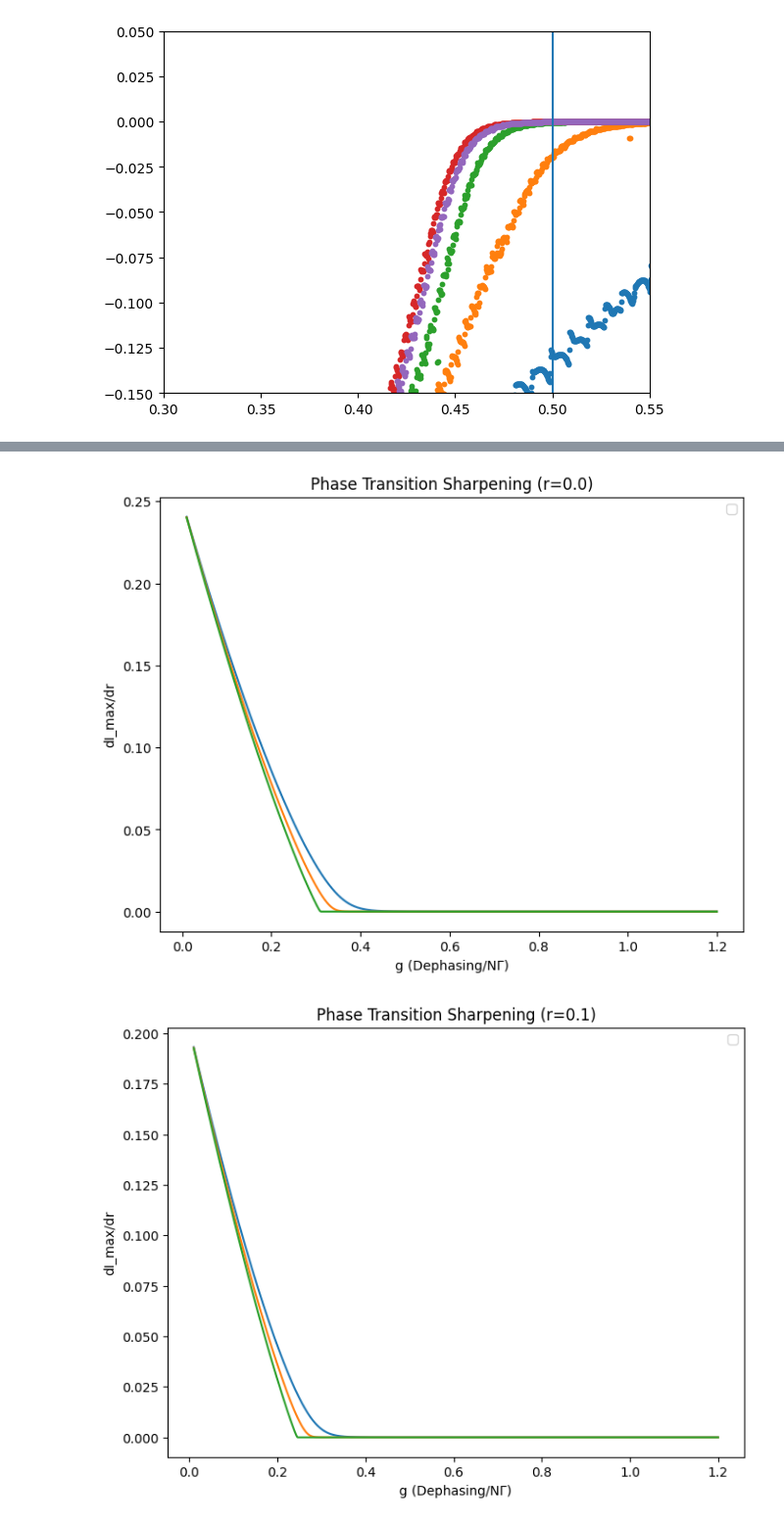
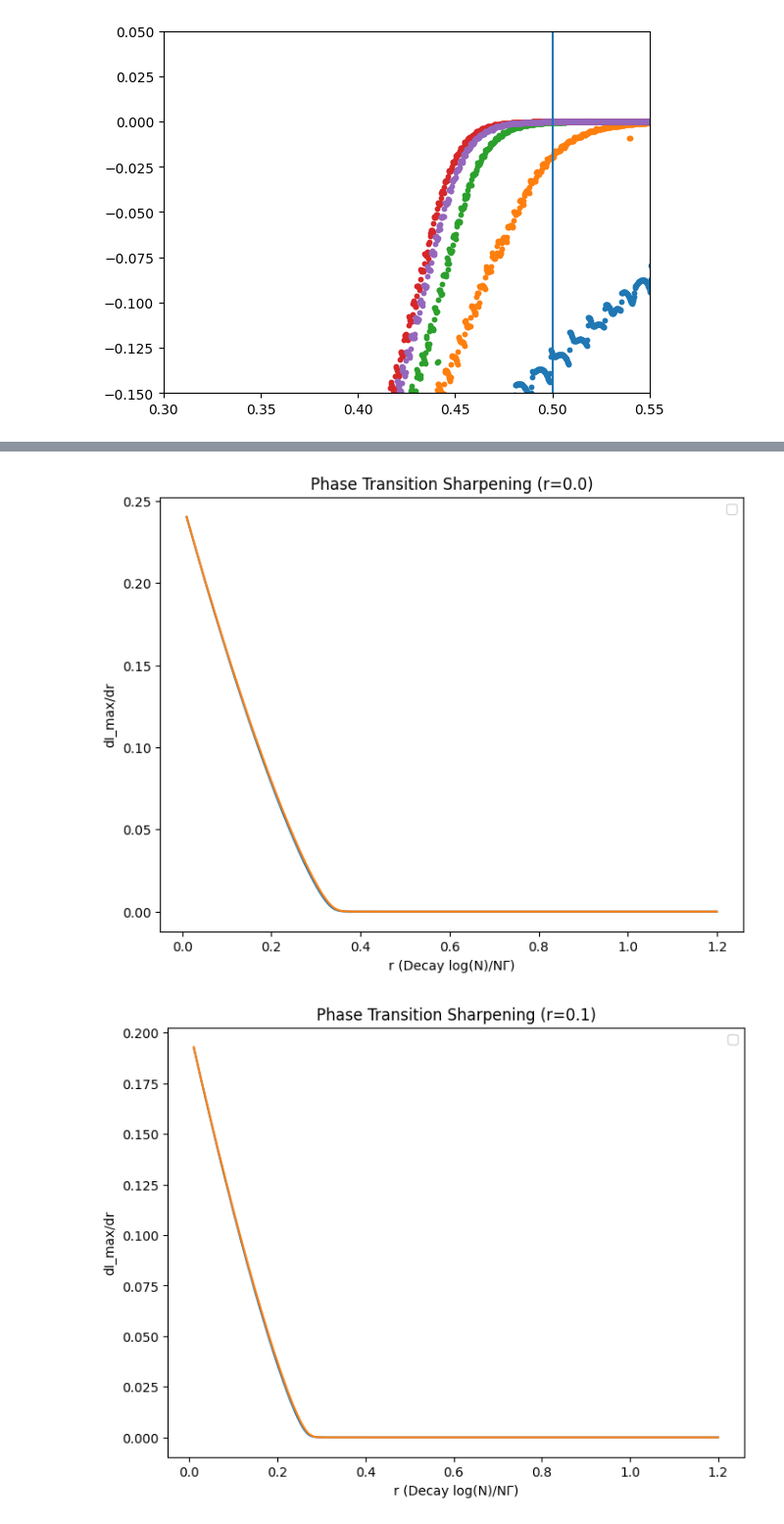
Before and after one commit to Nico0oblr/SuperradianceMolecules, a Jupyter notebook: code/MeanFieldSpontaneousEmission.ipynb, the cells around one changed output, grey strips where cells are left out. Shown at 98% size. Saved outputs shown, nothing was run; the diff lists cells and outputs as text; code cells hidden in the pictures.

```diff
--- a/code/MeanFieldSpontaneousEmission.ipynb
+++ b/code/MeanFieldSpontaneousEmission.ipynb
@@ -590,7 +592,7 @@ end
 # Callback needs to monitor the log-derivative and m-derivative
 cb = TerminateSteadyState(1e-1, 1e-1)
 
-rs = range(0.01, 1.2, 4000)
+rs = range(0.01, 1.2, 200)
 gs = [0.05, 0.1]
 
 for g in gs
@@ -644,12 +646,12 @@ close("all")
 # Callback needs to monitor the log-derivative and m-derivative
 cb = TerminateSteadyState(1e-1, 1e-1)
 
-gs = range(0.01, 1.2, 4000)
+gs = range(0.01, 1.2, 400)
 rs = [0.0, 0.1]
-
+pow = 23
 for r in rs
     figure(figsize=(8,6))
-    for pow in [10, 23, 300]
+    for alpha in [0.0, 0.01]
         N = BigInt(10) ^ pow # Use BigInt for parameter calculation if needed
         # Convert to Float64 for the solver
         N_f = Float64(N)
@@ -661,33 +663,33 @@ for r in rs
             γ = N_f * g / log(N_f)
             p = [Γ, ξ, N_f, γ]
 
             # Initial condition: log(1/N) = -log(N)
-            u0 = [-log(N_f), 0.5]
+            u0 = [(alpha - 1)*log(N_f), 0.5 -  N_f ^ (alpha-1)]
 
             # We use a stiff-aware solver because N=10^23 is naturally stiff
             prob = ODEProblem(meanfield_log_transformed!, u0, (0.0, 1e15), p)
 
             # Using Rodas5P or Rosenbrock23 is safer for these scales
             sol = solve(prob, Rosenbrock23(), callback=cb, reltol=1e-8, abstol=1e-10)
 
             # Recover max intensity: exp(maximum of log-intensity)
             # or just map the first component
             max_log_I = maximum(x -> x[1], sol.u)
             push!(resr, exp(max_log_I))
         end
 
         plot(gs, resr)
     end
 
     #ylim(-0.4, 0.1)
     legend()
     xlabel("r (Decay log(N)/NΓ)")
     ylabel("dI_max/dr")
     title("Phase Transition Sharpening (r=$r)")
     display(gcf())
 end
 
 close("all")
 # %% [output]
-[figure, old version]
+[figure, new version]
-[figure, old version]
+[figure, new version]
```
Also changed, not shown: parts of 6 cells of this notebook, 2 other files.
